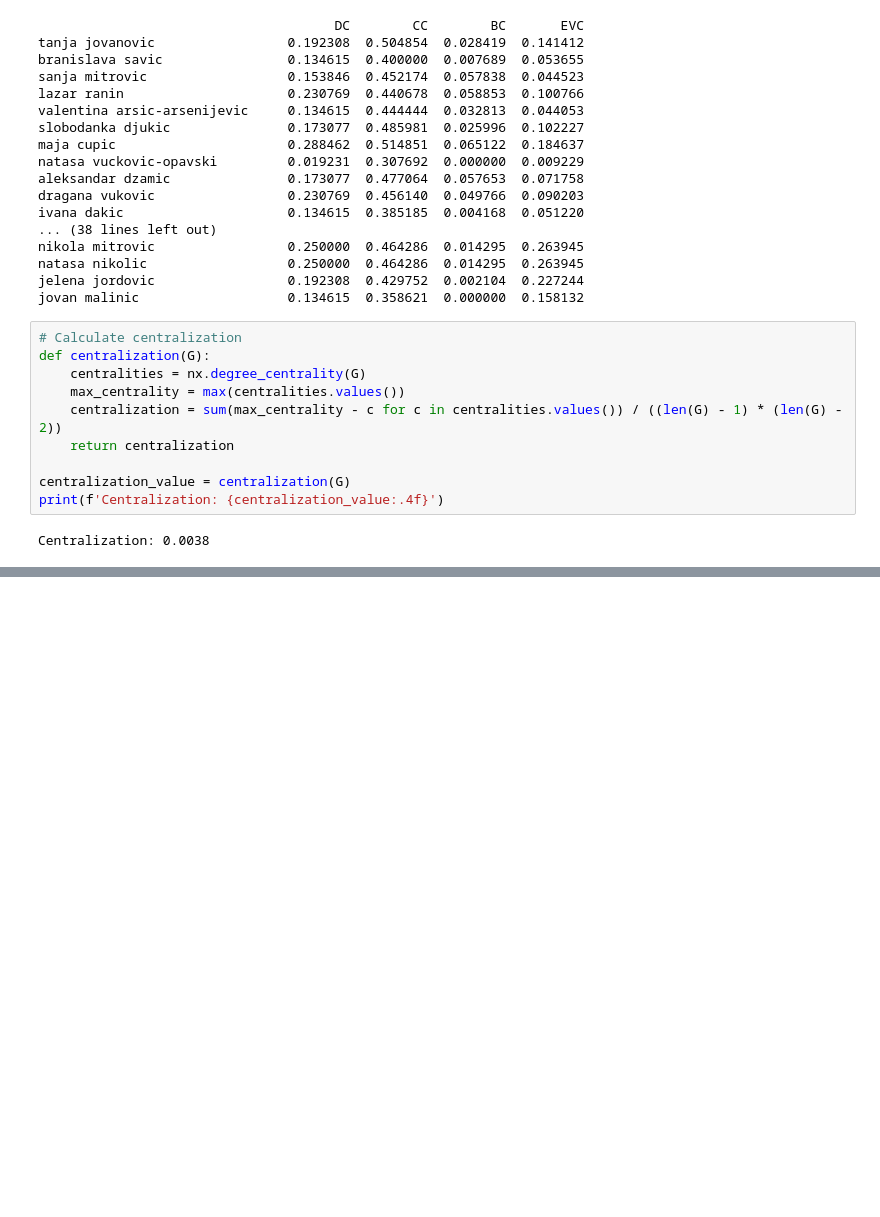
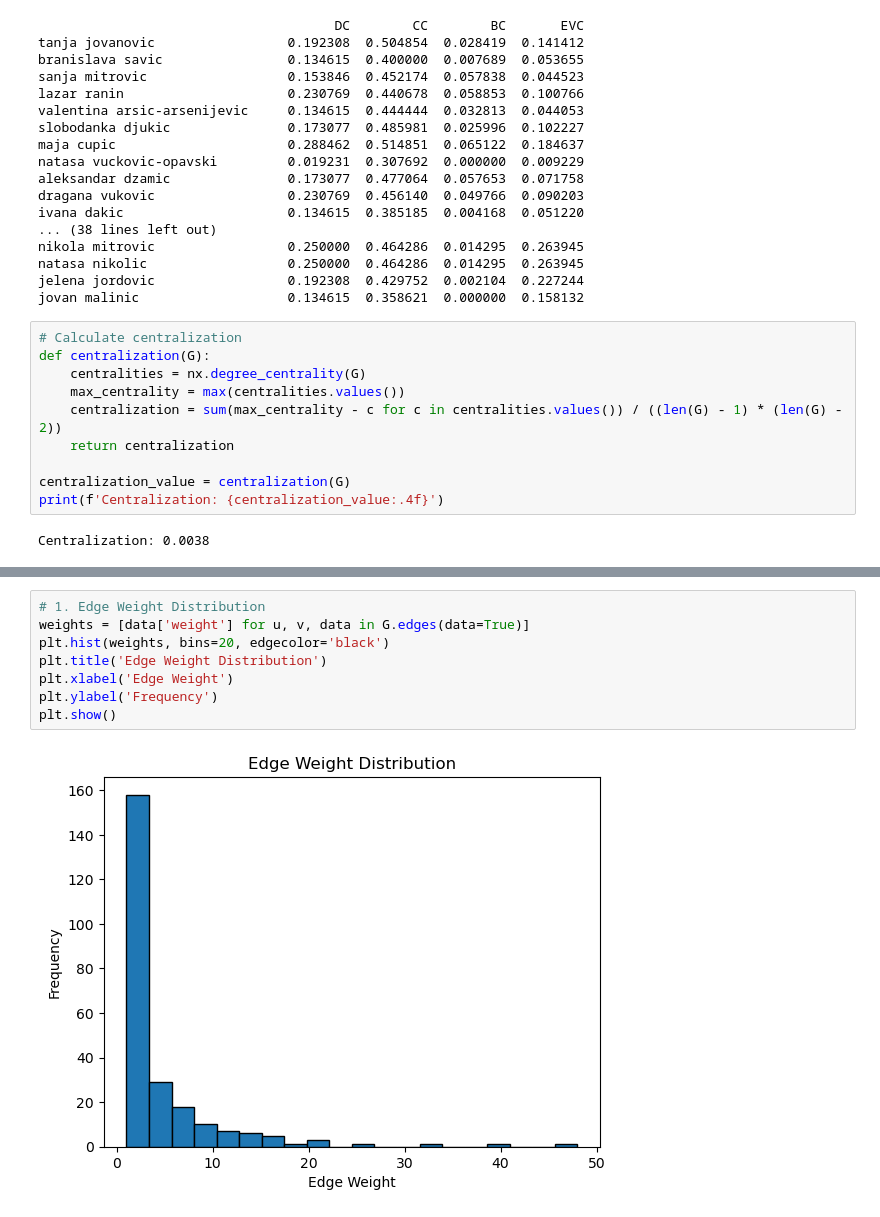
Before and after one commit to andrijanamikovic/Analiza-naucne-produkcije, a Jupyter notebook: creation_of_nm.ipynb, the cells around one changed output, grey strips where cells are left out. Drawn from its saved outputs; the diff is of its cells as text; blank space fills up the shorter version.

```diff
--- a/creation_of_nm.ipynb
+++ b/creation_of_nm.ipynb
@@ -154,0 +210,10 @@ Centralization: 0.0038
+# %%
+# 1. Edge Weight Distribution
+weights = [data['weight'] for u, v, data in G.edges(data=True)]
+plt.hist(weights, bins=20, edgecolor='black')
+plt.title('Edge Weight Distribution')
+plt.xlabel('Edge Weight')
+plt.ylabel('Frequency')
+plt.show()
+# %% [output]
+[figure, added]
```
Also changed, not shown: parts of 20 cells of this notebook, 1 other file.
